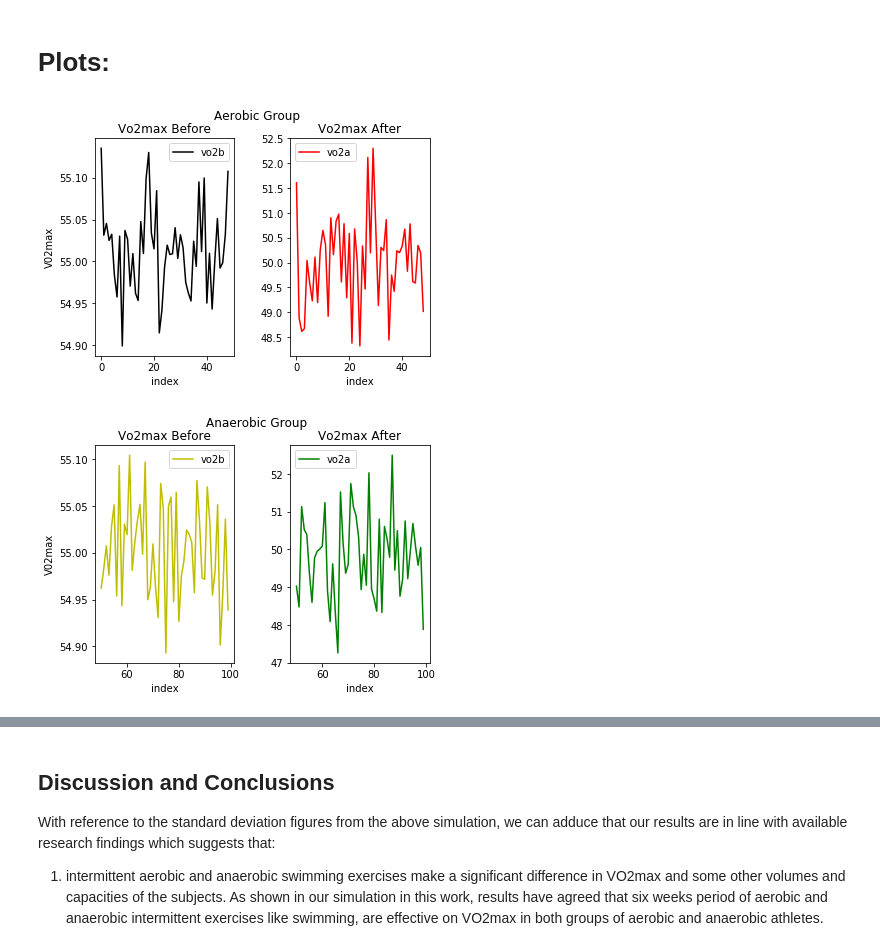
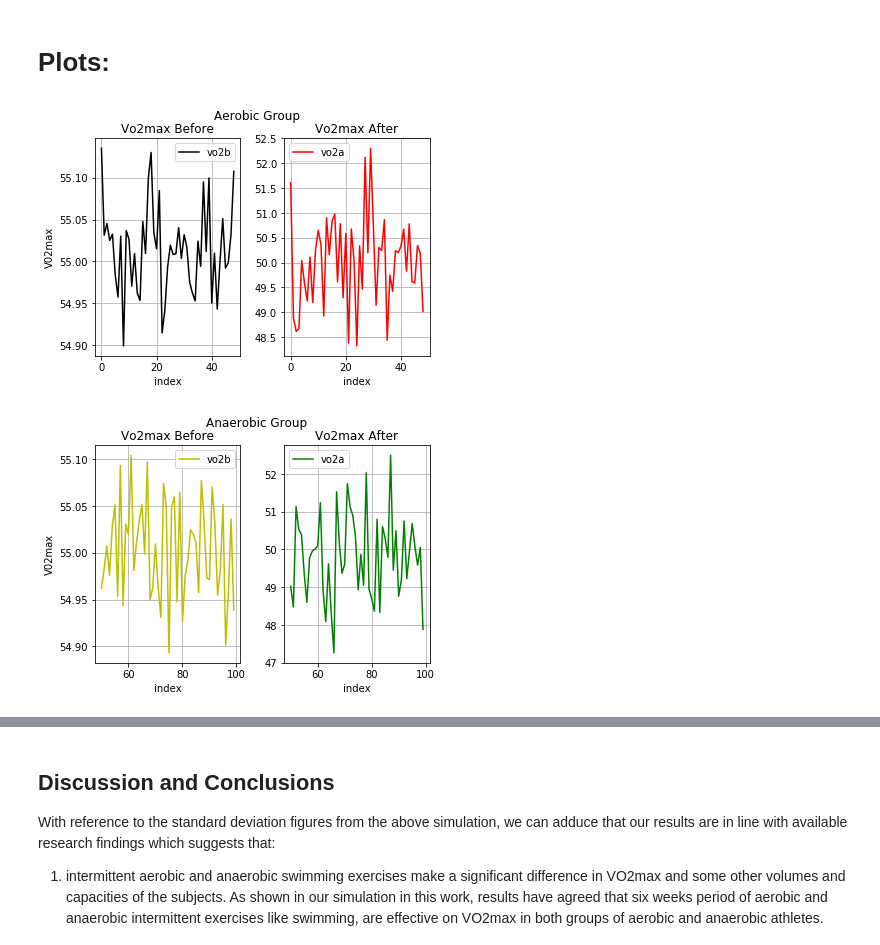
Before and after one commit to dewaledr/PDAproject, a Jupyter notebook: PDAfinalproject.ipynb, the cells around one changed output, grey strips where cells are left out. Saved outputs shown, nothing was run; the diff lists cells and outputs as text; code cells hidden in the pictures.

```diff
--- a/PDAfinalproject.ipynb
+++ b/PDAfinalproject.ipynb
@@ -192,40 +189,46 @@ plt.ylabel("V02max")
 vo2Datab[:49].plot(color='k')
 #myData[1].plot()
 plt.legend()
+plt.grid()
 
 # After - Row 1, col 2 = 2 of 2
 plt.subplot(1, 2, 2)
 plt.title("Vo2max After")
 plt.xlabel("index")
 vo2Dataa[:49].plot(color='r')
 plt.legend()
+plt.grid()
 #x = np.random.uniform(-3.0, 3.0, 10000)
 plt.suptitle('Aerobic Group')
-plt.subplots_adjust(left=None, bottom=None, right=None, top=None, wspace=0.4, hspace=0.4)
+plt.subplots_adjust(left=None, bottom=None, right=None, top=None, wspace=0.3, hspace=0.3)
 plt.show()
 
 ##===
-plt.subplot(1, 2, 1)
+#plt.subplot(1, 3, 1)      # pos 1 plot1 of 3
+plt.subplot(1, 2, 1)       # pos 1 plot1 of 2
 plt.title("Vo2max Before")
 plt.xlabel("index")
 plt.ylabel("V02max")
 vo2Datab[50:].plot(color='y')
 plt.legend()
+plt.grid()
 
 # After - Row 1, col 2 = 2 of 2
-plt.subplot(1, 2, 2)
+#plt.subplot(1, 3, 3)     # pos 3 plot3 of 3
+plt.subplot(1, 2, 2)      # pos 2 plot2 of 2
 plt.title("Vo2max After")
 plt.xlabel("index")
 vo2Dataa[50:].plot(color='g')
 plt.legend()
+plt.grid()
 
 #plt.subplots_adjust(hspace=0, wspace=0)
 plt.suptitle('Anaerobic Group')
-plt.subplots_adjust(left=None, bottom=None, right=None, top=None, wspace=0.4, hspace=0.4)
+plt.subplots_adjust(left=None, bottom=None, right=None, top=None, wspace=0.3, hspace=0.3)
 plt.show()
 # %% [output]
-[figure, old version]
+[figure, new version]
-[figure, old version]
+[figure, new version]
 # %%
 import matplotlib.pyplot as plt
 
```
Also changed, not shown: parts of 5 cells of this notebook.
